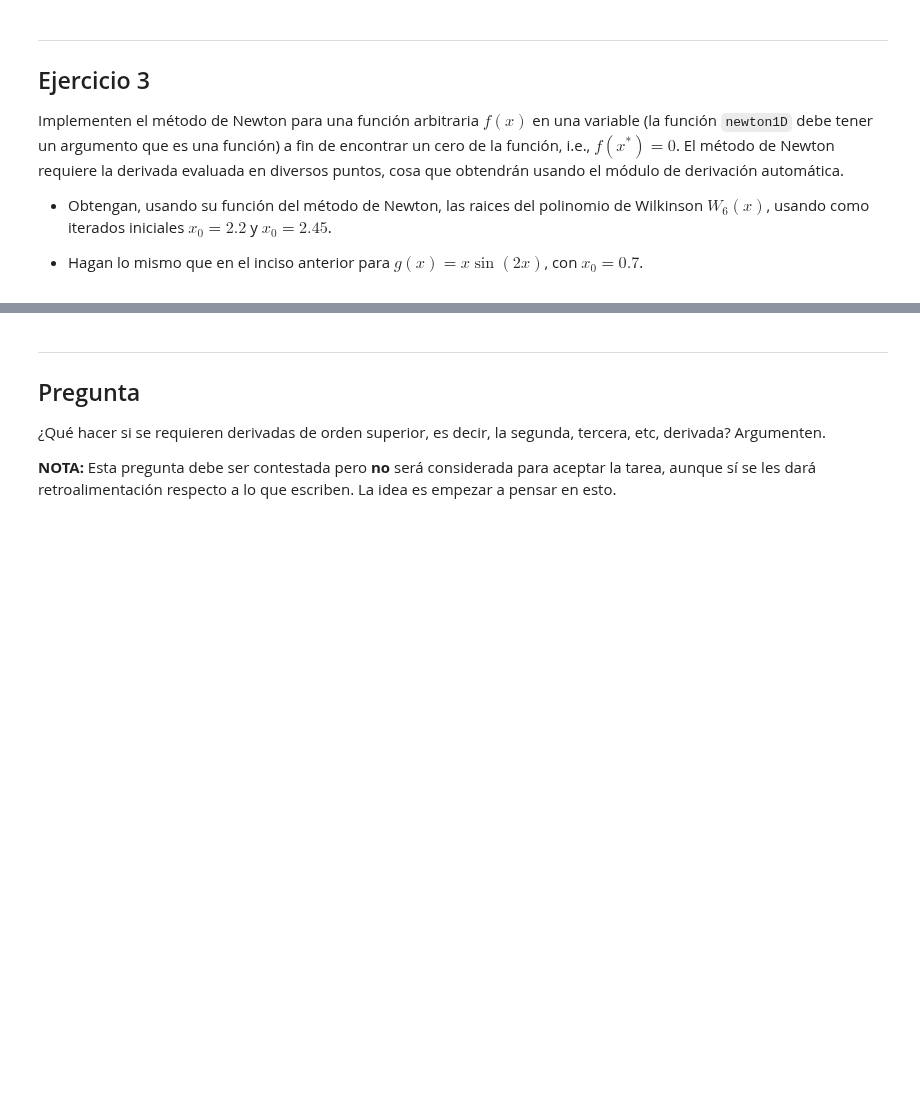
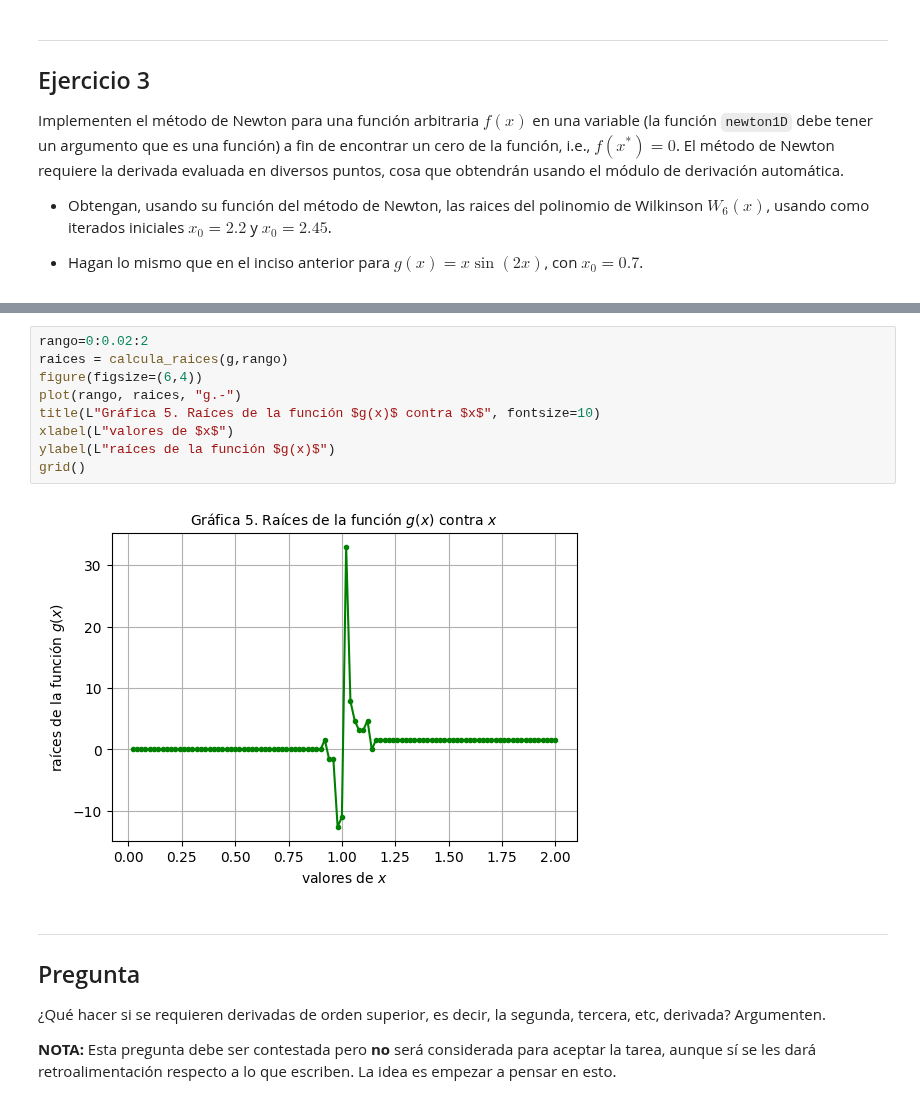
Before and after one commit to lbenet/2017-2_TSFisComputacional-1, a Jupyter notebook: tareas/rene/Tarea4.ipynb, the cells around one changed output, grey strips where cells are left out. Cells and saved outputs as stored; diff of their text form; blank space fills up the shorter version.

```diff
--- a/tareas/rene/Tarea4.ipynb
+++ b/tareas/rene/Tarea4.ipynb
@@ -267,3 +357,14 @@ Implementen el método de Newton para una función arbitraria $f(x)$ en una vari
+# %%
+rango=0:0.02:2
+raices = calcula_raices(g,rango)
+figure(figsize=(6,4))
+plot(rango, raices, "g.-")
+title(L"Gráfica 5. Raíces de la función $g(x)$ contra $x$", fontsize=10)
+xlabel(L"valores de $x$")
+ylabel(L"raíces de la función $g(x)$")
+grid()
+# %% [output]
+[figure, added]
 # %% [markdown]
 ---
 
```
Also changed, not shown: parts of 8 cells of this notebook.
